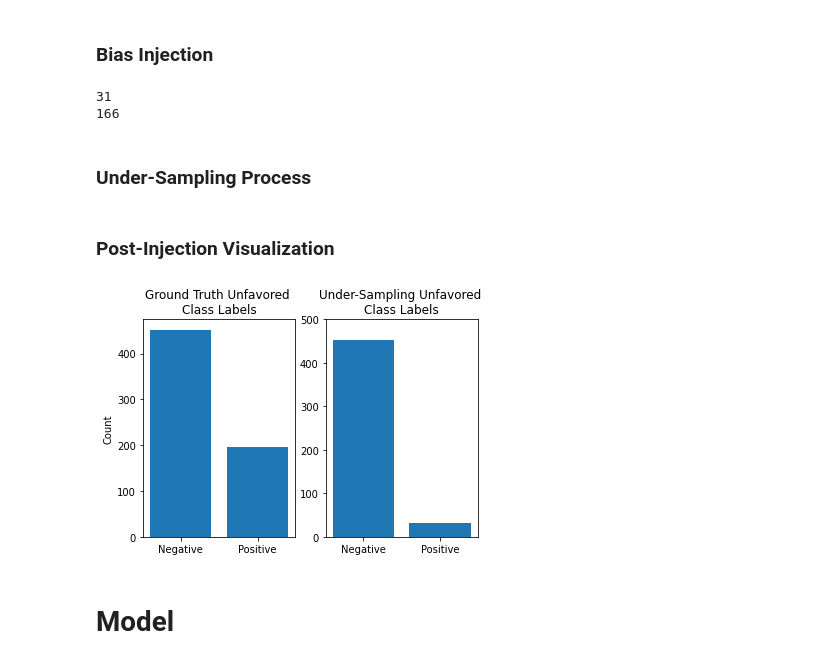
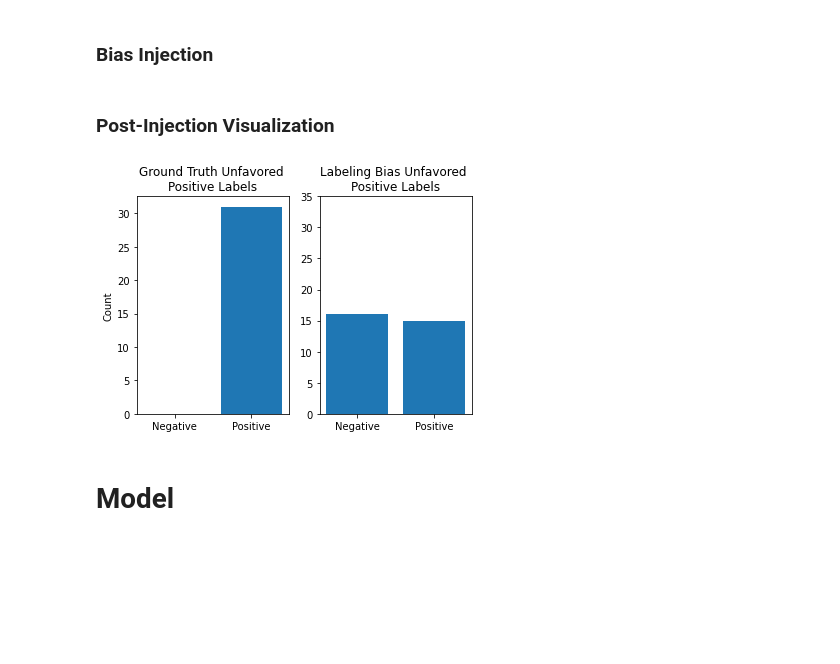
Before and after one commit to mnagired/fairness-sandbox, a Jupyter notebook: under_representation.ipynb, the cells around one changed output. Drawn from its saved outputs; the diff is of its cells as text; code cells hidden in the pictures; blank space fills up the shorter version.

Commit message:
added labeling bias code

```diff
--- a/under_representation.ipynb
+++ b/under_representation.ipynb
@@ -208,12 +209,23 @@ df_unfavored['pass'].value_counts()
 
 df_total = pd.concat([df_favored, df_unfavored_negative])
 
-print(len(df_unfavored_positive))
-print(len(df_unfavored_negative))
+#print(len(df_unfavored_positive))
+#print(len(df_unfavored_negative))
 #len(df_total)
-# %% [output]
-31
-166
-# %% [markdown]
-### Under-Sampling Process
+# %%
+# simulate random flipping of labels
+
+seed = 42
+random.choice(list(range(1,11)))
+
+df_bias = copy.copy(df_unfavored_positive)
+
+for index in df_bias.index:
+    seed += 5
+    random.seed(seed)
+    rand = random.choice(list(range(1,11)))
+    if rand <= 5:
+        df_bias.at[index, 'pass'] = 0
+
+# print(df_unfavored_positive['pass'].value_counts(), "\n", df_bias['pass'].value_counts())
 # %%
@@ -245,27 +251,28 @@ y_bias_true = df_concat['pass']
 
 ### Post-Injection Visualization
 # %%
-positive = len(df_unfavored['pass'] == 0)
-true_positive = len(df_unfavored['pass'] == 1)
-bias_positive = len(df_undersampled)
+true_negative = 0
+true_positive = df_unfavored_positive['pass'].value_counts()[1]
+bias_negative = df_bias['pass'].value_counts()[0]
+bias_positive = df_bias['pass'].value_counts()[1]
 
 x_vals = ['Negative', "Positive"]
-y_vals_true = [favored, true_unfavored]
-y_vals_bias = [favored, bias_unfavored]
+y_vals_true = [true_negative, true_positive]
+y_vals_bias = [bias_negative, bias_positive]
 
 plt.subplot(1,2,1)
 plt.bar(x_vals, y_vals_true)
-plt.title("Ground Truth Unfavored \nClass Labels")
+plt.title("Ground Truth Unfavored \nPositive Labels")
 plt.ylabel("Count")
 
 plt.subplot(1,2,2)
 plt.bar(x_vals, y_vals_bias)
-plt.title("Under-Sampling Unfavored \nClass Labels")
-plt.ylim([0,500])
+plt.title("Labeling Bias Unfavored \nPositive Labels")
+plt.ylim([0,35])
 
 plt.show()
 # %% [output]
-[figure, old version]
+[figure, new version]
 # %% [markdown]
 # Model
 # %% [markdown]
```
Also changed, not shown: parts of 9 cells of this notebook.
